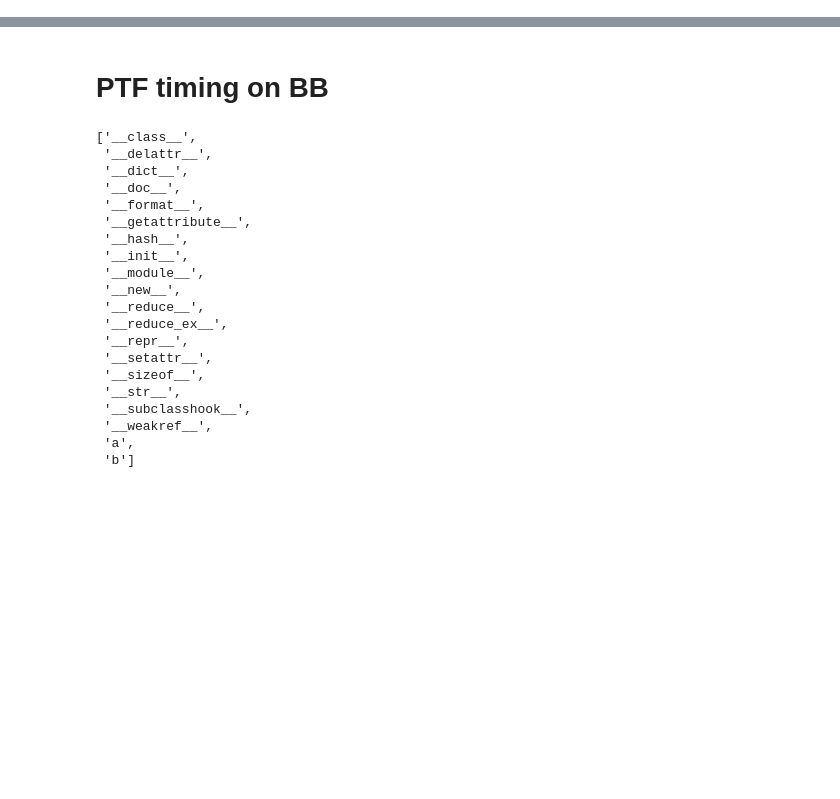
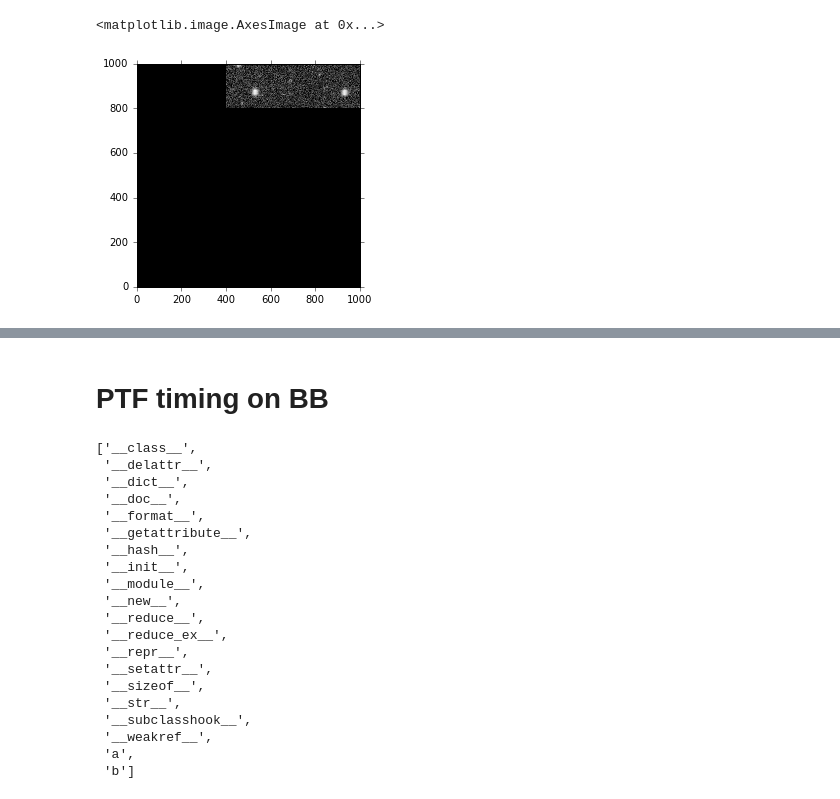
Before and after one commit to kaylanb/thesis_code, a Jupyter notebook: Testing.ipynb, the cells around one changed output, grey strips where cells are left out. Cells and saved outputs as stored; diff of their text form; code cells hidden in the pictures; blank space fills up the shorter version.

```diff
--- a/Testing.ipynb
+++ b/Testing.ipynb
@@ -14,0 +57,23 @@ import plots
+# %%
+kwargs=dict(origin='lower',interpolation='nearest',cmap='gray')
+
+img=imread('../test.png')[1000:2000,1000:2000,0]
+fig,ax=plt.subplots() #,sharey=True,sharex=True)
+# plt.subplots_adjust(wspace=0.25) #,hspace=0.2)
+# ax[i].imshow(np.zeros((1000,1000))+500.,extent=(2000,3000,2000,3000),**kwargs)
+ax.tick_params(direction='out')
+ax.set_xlim(0,img.shape[0])
+ax.set_ylim(0,img.shape[1])
+xrng=[400,1000]
+yrng=[800,1000]
+new_img=np.zeros(img.shape)
+new_img[yrng[0]:yrng[1],xrng[0]:xrng[1]]= img[yrng[0]:yrng[1],xrng[0]:xrng[1]]
+ax.imshow(new_img,**kwargs)
+# ax.imshow(img,extent=[0,700,0,700],**kwargs)
+
+# xy=img[:,:,0].shape
+# ax[i].set_xlim(xy[0],xy[1])
+# ax[i].set_ylim(xy[0],xy[1])
+# %% [output]
+<matplotlib.image.AxesImage at 0x...>
+[figure, added]
```
Also changed, not shown: parts of 11 cells of this notebook.
